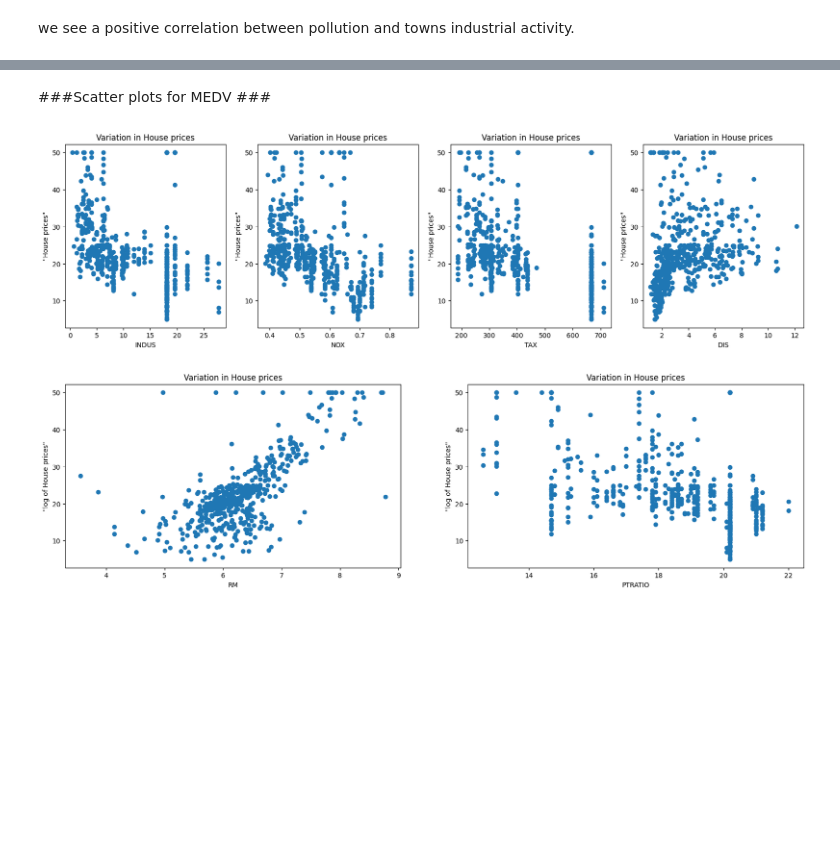
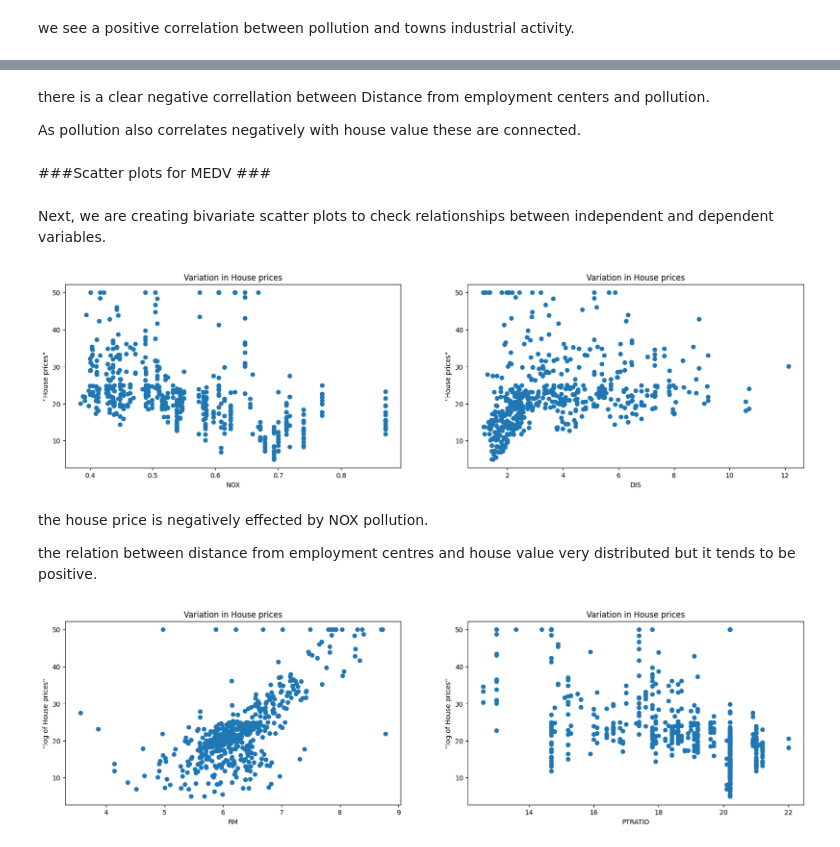
Before and after one commit to avandenberghe/boston_correllation, a Jupyter notebook: Boston_house_price_Full_Code.ipynb, the cells around one changed output, grey strips where cells are left out. Cells and saved outputs as stored; diff of their text form; code cells hidden in the pictures; blank space fills up the shorter version.

```diff
--- a/Boston_house_price_Full_Code.ipynb
+++ b/Boston_house_price_Full_Code.ipynb
@@ -453,21 +513,31 @@ we see an positive correllation  between tax and industry
+# %% [markdown]
+there is a clear negative correllation between Distance from employment centers and pollution.
+
+As pollution also correlates negatively with house value these are connected.
 # %% [markdown]
 ###Scatter plots for MEDV ###
+# %% [markdown]
+Next, we are creating bivariate scatter plots to check relationships between independent and dependent variables.
 # %%
 ## Urbanization vs. Suburbanization
 
 plt.figure(figsize=(20, 5))
-features = ['INDUS', 'NOX', 'TAX', 'DIS' ]
+features = ['NOX', 'DIS' ]
 target = df['MEDV']
 for i, col in enumerate(features):
     plt.subplot(1, len(features) , i+1)
     x = df[col]
     y = target
     plt.scatter(x, y, marker='o')
     plt.title("Variation in House prices")
     plt.xlabel(col)
     plt.ylabel('"House prices"')
 # %% [output]
-[figure, old version]
+[figure, new version]
+# %% [markdown]
+the house price is negatively effected by NOX pollution.
+
+the relation between distance from employment centres and house value very distributed but it tends to be positive.
 # %%
 ## Housing Quality (number of rooms) and Education
 plt.figure(figsize=(20, 5))
```
Also changed, not shown: parts of 70 cells of this notebook.
